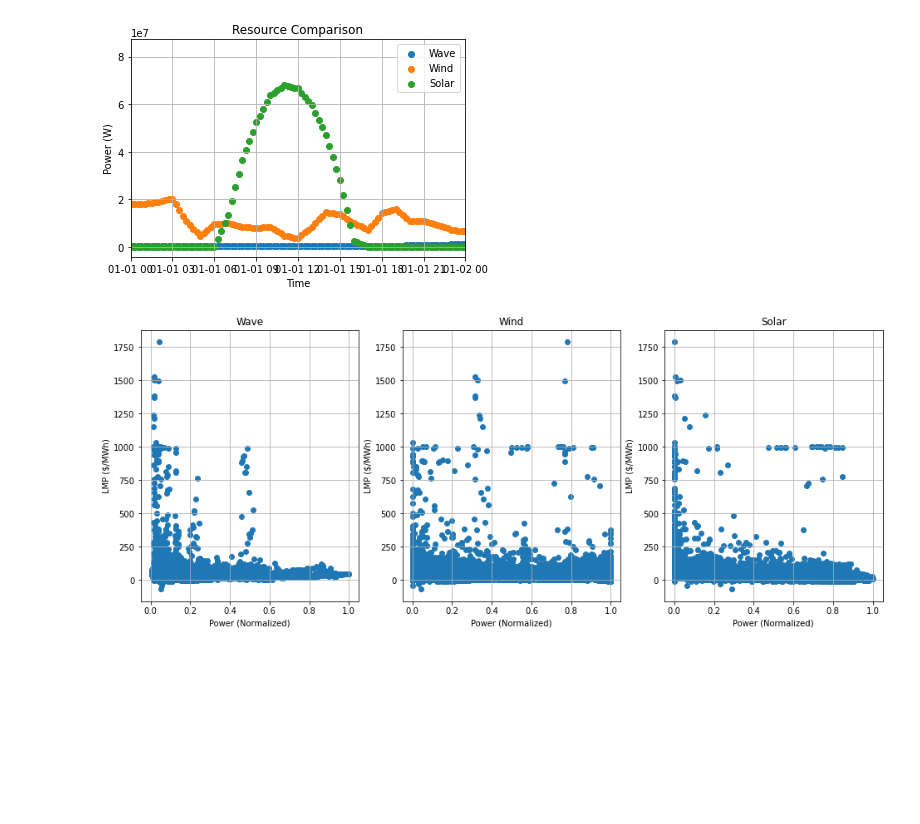
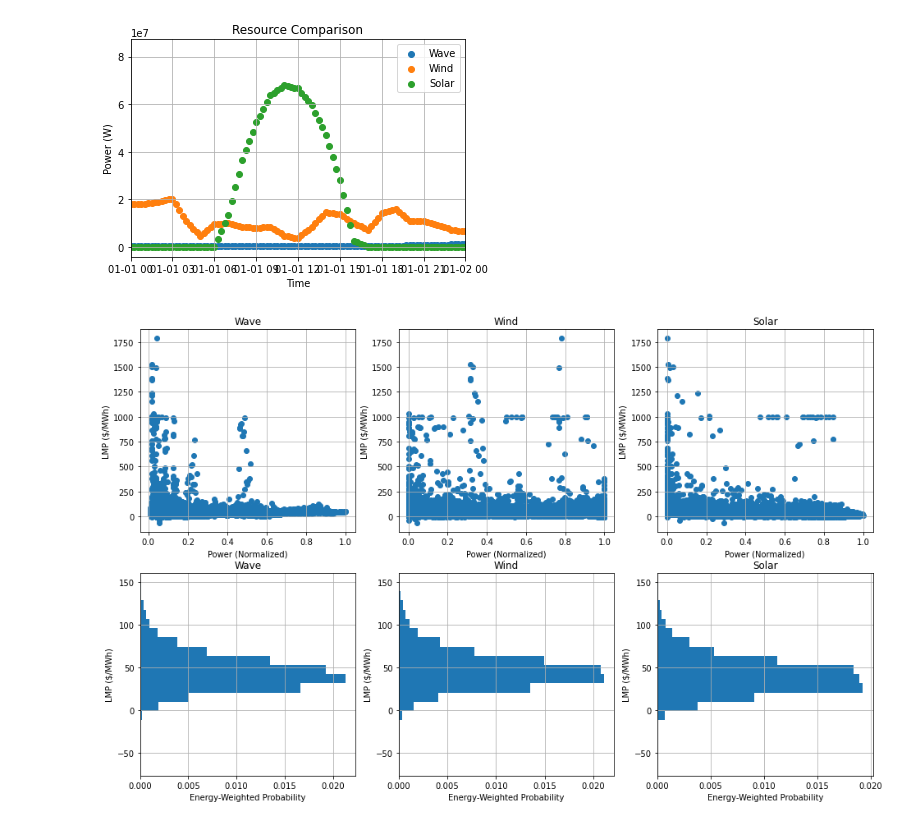
Before and after one commit to rebeccamccabe/wec-econ, a Jupyter notebook: wec-value.ipynb, the cells around one changed output. Drawn from its saved outputs; the diff is of its cells as text; code cells hidden in the pictures; blank space fills up the shorter version.

Commit message:
LMP histograms

```diff
--- a/wec-value.ipynb
+++ b/wec-value.ipynb
@@ -210,14 +210,18 @@ plt.xlim([df.index[0], df.index[4*24]])
 [figure]
 # %%
 # scatterplot correlation between production and price
-fig, axs = plt.subplots(ncols=len(resources),sharex=True,figsize=(16,6))
+fig, axs = plt.subplots(ncols=len(resources),nrows=2,figsize=(16,10))
 for i in range(0,len(resources)):
-    axs[i].scatter(df[powers[i]]/df[powers[i]].max(), df["LMP ($/MWh)"])
-    axs[i].set(xlabel='Power (Normalized)', ylabel='LMP ($/MWh)', title=resources[i])
-    axs[i].grid()
+    axs[0,i].scatter(df[powers[i]]/df[powers[i]].max(), df["LMP ($/MWh)"])
+    axs[0,i].set(xlabel='Power (Normalized)', ylabel='LMP ($/MWh)', title=resources[i])
+    axs[0,i].grid()
+    yrange = [df["LMP ($/MWh)"].min(), 150]
+    axs[1,i].hist(df["LMP ($/MWh)"],weights=df[powers[i]]/df[powers[i]].max(),range=yrange,orientation='horizontal',density=True,bins=20)
+    axs[1,i].set(xlabel='Energy-Weighted Probability',ylabel='LMP ($/MWh)',title=resources[i])
+    axs[1,i].grid()
 fig.suptitle = 'Correlation between production and price'
 # %% [output]
-[figure, old version]
+[figure, new version]
 # %%
 # value of each energy source
 W_to_MWh = 15/60 * 10**-6 # for 15min timestep
```
Also changed, not shown: parts of 1 cell of this notebook.
